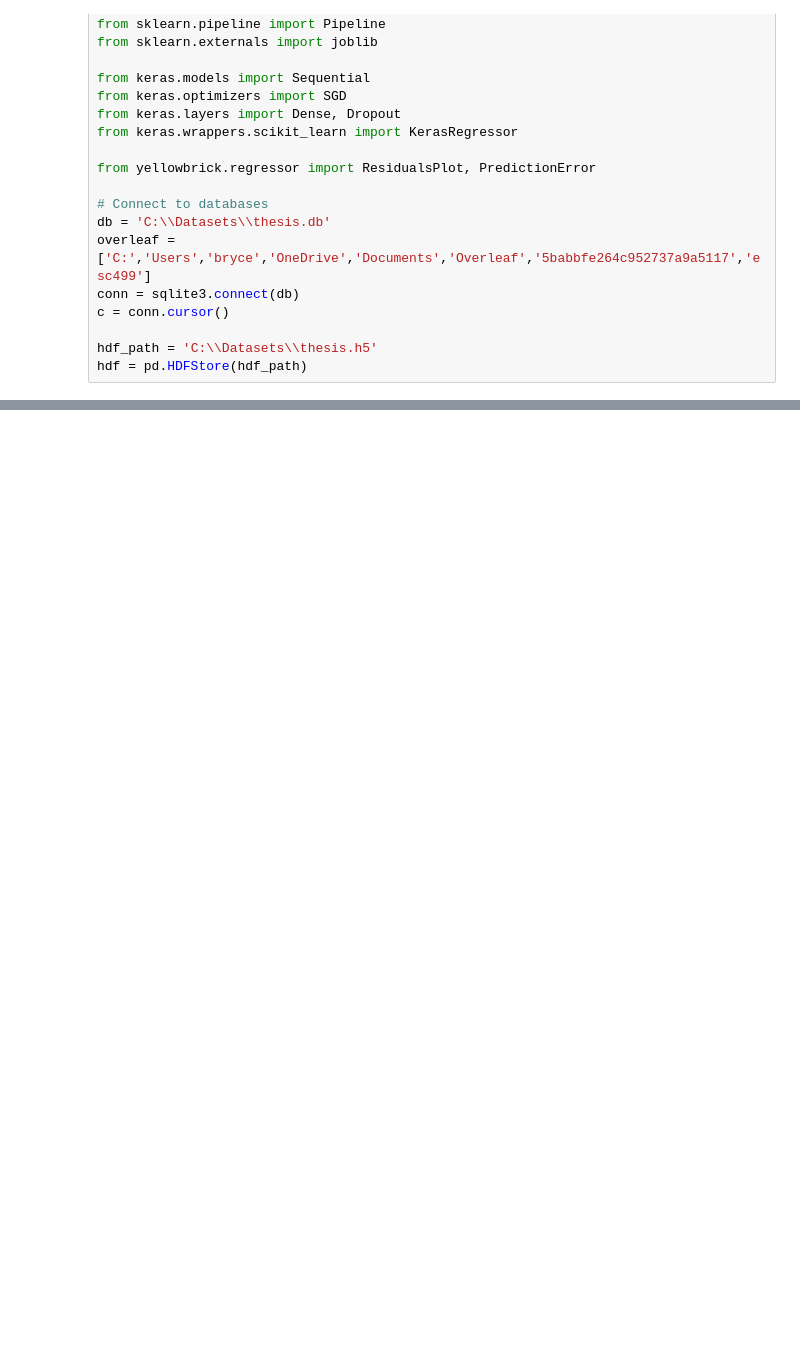
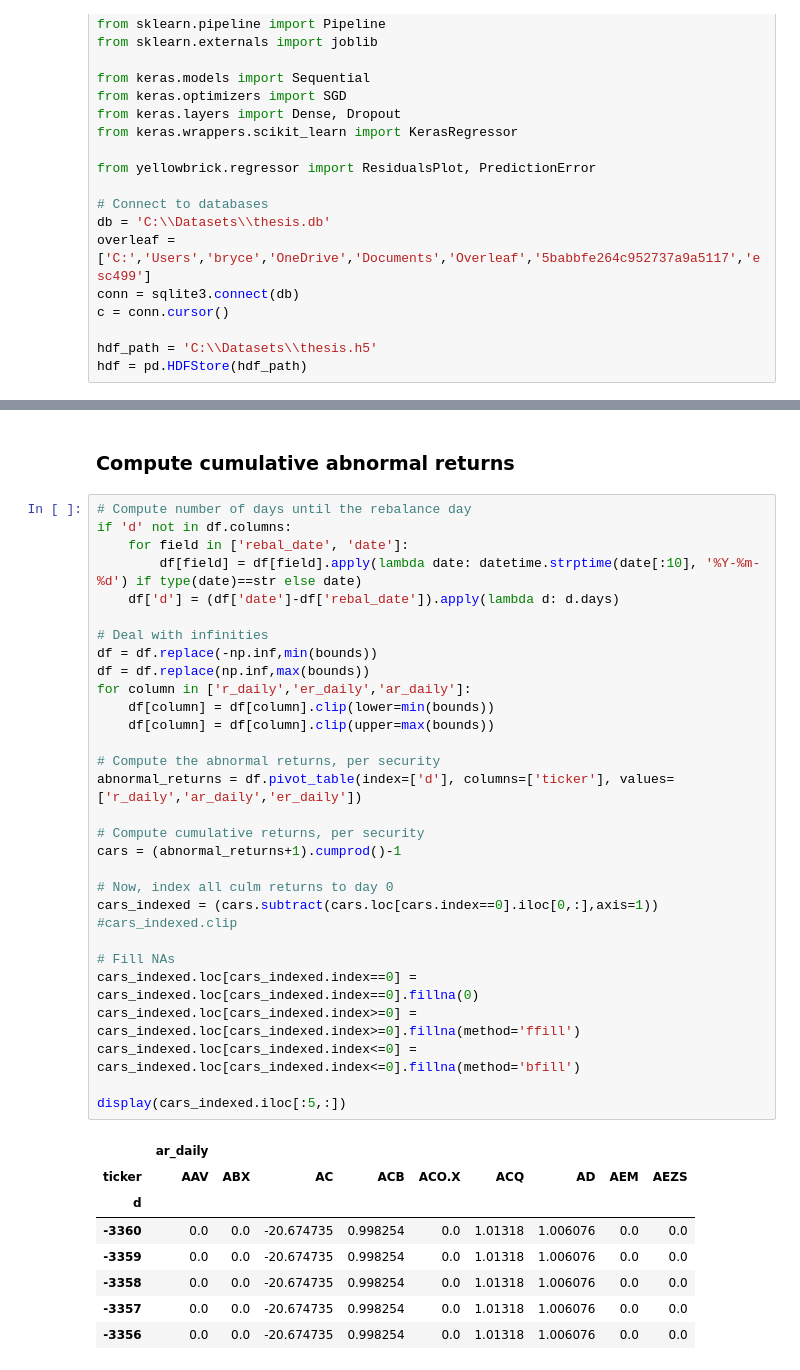
Before and after one commit to ebryce/Portfolio-Risk, a Jupyter notebook: Cumulative-Abnormal-Returns.ipynb, the cells around one changed output, grey strips where cells are left out. Drawn from its saved outputs; the diff is of its cells as text; blank space fills up the shorter version.

```diff
--- a/Cumulative-Abnormal-Returns.ipynb
+++ b/Cumulative-Abnormal-Returns.ipynb
@@ -119,0 +97,41 @@ plt.show()
+# %% [markdown]
+### Compute cumulative abnormal returns
+# %%
+# Compute number of days until the rebalance day
+if 'd' not in df.columns:
+    for field in ['rebal_date', 'date']:
+        df[field] = df[field].apply(lambda date: datetime.strptime(date[:10], '%Y-%m-%d') if type(date)==str else date)
+    df['d'] = (df['date']-df['rebal_date']).apply(lambda d: d.days)
+
+# Deal with infinities
+df = df.replace(-np.inf,min(bounds))
+df = df.replace(np.inf,max(bounds))
+for column in ['r_daily','er_daily','ar_daily']:
+    df[column] = df[column].clip(lower=min(bounds))
+    df[column] = df[column].clip(upper=max(bounds))
+
+# Compute the abnormal returns, per security
+abnormal_returns = df.pivot_table(index=['d'], columns=['ticker'], values=['r_daily','ar_daily','er_daily'])
+
+# Compute cumulative returns, per security
+cars = (abnormal_returns+1).cumprod()-1
+
+# Now, index all culm returns to day 0
+cars_indexed = (cars.subtract(cars.loc[cars.index==0].iloc[0,:],axis=1))
+#cars_indexed.clip
+
+# Fill NAs
+cars_indexed.loc[cars_indexed.index==0] = cars_indexed.loc[cars_indexed.index==0].fillna(0)
+cars_indexed.loc[cars_indexed.index>=0] = cars_indexed.loc[cars_indexed.index>=0].fillna(method='ffill')
+cars_indexed.loc[cars_indexed.index<=0] = cars_indexed.loc[cars_indexed.index<=0].fillna(method='bfill')
+
+display(cars_indexed.iloc[:5,:])
+# %% [output]
+|  | ar_daily |  |  |  |  |  |  |  |  |
+| ticker | AAV | ABX | AC | ACB | ACO.X | ACQ | AD | AEM | AEZS |
+| d |  |  |  |  |  |  |  |  |  |
+| -3360 | 0.0 | 0.0 | -20.674735 | 0.998254 | 0.0 | 1.01318 | 1.006076 | 0.0 | 0.0 |
+| -3359 | 0.0 | 0.0 | -20.674735 | 0.998254 | 0.0 | 1.01318 | 1.006076 | 0.0 | 0.0 |
+| -3358 | 0.0 | 0.0 | -20.674735 | 0.998254 | 0.0 | 1.01318 | 1.006076 | 0.0 | 0.0 |
+| -3357 | 0.0 | 0.0 | -20.674735 | 0.998254 | 0.0 | 1.01318 | 1.006076 | 0.0 | 0.0 |
+| -3356 | 0.0 | 0.0 | -20.674735 | 0.998254 | 0.0 | 1.01318 | 1.006076 | 0.0 | 0.0 |
```
Also changed, not shown: parts of 16 cells of this notebook, 6 other files.
